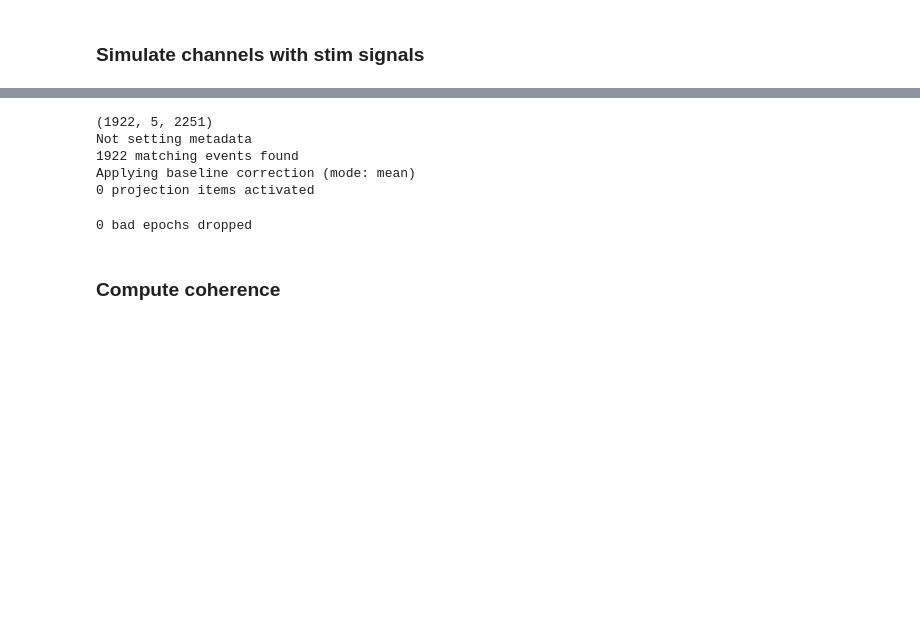
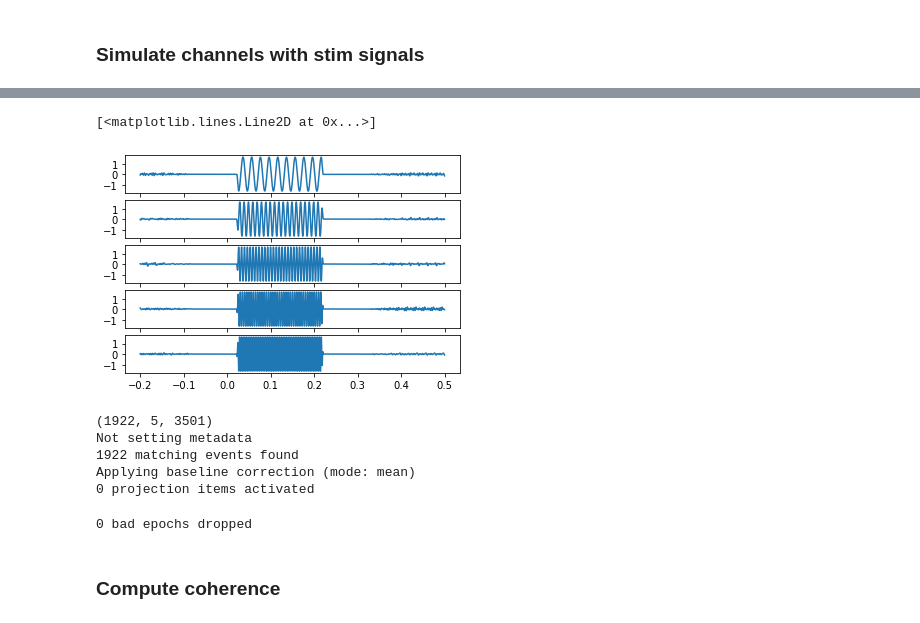
Before and after one commit to letitiayhho/tone-target-monitoring-2, a Jupyter notebook: scripts/coherence.ipynb, the cells around one changed output, grey strips where cells are left out. Drawn from its saved outputs; the diff is of its cells as text; code cells hidden in the pictures; blank space fills up the shorter version.

Commit message:
Compute stim signal by averaging over recording from actual stim channel

```diff
--- a/scripts/coherence.ipynb
+++ b/scripts/coherence.ipynb
@@ -18,6 +19,10 @@ BIDS_ROOT = '../data/bids'
 FIGS_ROOT = '../figs'
 DERIV_ROOT = '../data/bids/derivatives'
 FS = 5000
+RAW_TMIN = -0.2
+RAW_TMAX = 0.5
+TMIN = 0
+TMAX = 0.25
 FREQS = [50, 100, 150, 200, 250]
 # %%
 layout = BIDSLayout(BIDS_ROOT, derivatives = True)
@@ -27,8 +32,8 @@ fpaths = layout.get(scope = 'preprocessing',
                     extension = 'fif.gz',
                     return_type = 'filename')
 # %%
-epochs = mne.read_epochs(fpaths[10])
-events = mne.read_events(fpaths[10])
+epochs = mne.read_epochs(fpaths[10], preload = True)
+events = epochs.events
 n_epochs = len(events)
 # %% [output]
 Reading /project2/hcn1/pitch_tracking/scripts/../data/bids/derivatives/preprocessing/sub-9/sub-9_task-pitch_run-1_res-hi_desc-clean_epo.fif.gz ...
@@ -42,3 +47,16 @@ No baseline correction applied
 0 projection items activated
 # %% [markdown]
 ### Simulate channels with stim signals
+# %%
+# Load EEG data and events
+bids_path = BIDSPath(root = BIDS_ROOT,
+                     subject = '9',
+                     task = 'pitch',
+                     run = '1',
+                     datatype = 'eeg')
+raw = read_raw_bids(bids_path, verbose = False)
+raw_events, raw_event_id = mne.events_from_annotations(raw)
+raw_epochs = mne.Epochs(raw,
+                    events,
+                    baseline = None,
+                    event_id = raw_event_id)
@@ -44,0 +72,12 @@ No baseline correction applied
+# %%
+# Create stim epochs by averaging over trials
+stim_50 = raw_epochs['50'].get_data(['stim'])
+stim_50 = stim_50.mean(0).flatten()
+stim_100 = raw_epochs['100'].get_data(['stim'])
+stim_100 = stim_100.mean(0).flatten()
+stim_150 = raw_epochs['150'].get_data(['stim'])
+stim_150 = stim_150.mean(0).flatten()
+stim_200 = raw_epochs['200'].get_data(['stim'])
+stim_200 = stim_200.mean(0).flatten()
+stim_250 = raw_epochs['250'].get_data(['stim'])
+stim_250 = stim_250.mean(0).flatten()
@@ -45,23 +95,26 @@ No baseline correction applied
+# %%
+# Plot the stim signals
+n_samples = len(stim_50)
+t = np.linspace(RAW_TMIN, RAW_TMAX, n_samples, endpoint = False)
+
+fig, axs = plt.subplots(5)
+axs[0].plot(t, stim_50)
+axs[1].plot(t, stim_100)
+axs[2].plot(t, stim_150)
+axs[3].plot(t, stim_200)
+axs[4].plot(t, stim_250)
+# %% [output]
+[<matplotlib.lines.Line2D at 0x...>]
+[figure, added]
 # %%
-# Create 200 msec sine waves at condition frequencies
-tmin = -0.2
-tmax = 0.25
-samples_in_epoch = int(FS*(abs(tmin) + tmax))+1
-times = np.linspace(-0.2, 0.25, samples_in_epoch, endpoint = False) # times for a 200 msec epoch
-sine_50 = np.sin(50 * 2 * np.pi * times)
-sine_100 = np.sin(100 * 2 * np.pi * times)
-sine_150 = np.sin(150 * 2 * np.pi * times)
-sine_200 = np.sin(200 * 2 * np.pi * times)
-sine_250 = np.sin(250 * 2 * np.pi * times)
+# Broadcast sine waves by number of epochs
+sine_50_epochs = [stim_50]*n_epochs
+sine_100_epochs = [stim_100]*n_epochs
+sine_150_epochs = [stim_150]*n_epochs
+sine_200_epochs = [stim_200]*n_epochs
+sine_250_epochs = [stim_250]*n_epochs
 
-# Broadcast sine waves by number of epochs
-sine_50_epochs = [sine_50]*n_epochs
-sine_100_epochs = [sine_100]*n_epochs
-sine_150_epochs = [sine_150]*n_epochs
-sine_200_epochs = [sine_200]*n_epochs
-sine_250_epochs = [sine_250]*n_epochs
-
-# Combine sine waves into array
+# Combine sine waves into a data array
 data = np.stack((sine_50_epochs,
                  sine_100_epochs,
                  sine_150_epochs,
@@ -89,19 +142,17 @@ info['lowpass'] = 270.0
 event_id = {'100': 10001, '150': 10002, '200': 10003, '250': 10004, '50': 10005}
 
 # Manually add info that is passed in through mne.EpochsArray instead of in the info dict, also very hacky
-tmin = -0.2
-tmax = 0.25
 baseline = (-0.20000000298023224, 0.0)
 
 # Create Epochs object
 simulated_epochs = mne.EpochsArray(data,
                                    info,
                                    events = events,
-                                   tmin = tmin,
+                                   tmin = RAW_TMIN,
                                    event_id = event_id,
                                    baseline = baseline)
 # %% [output]
-(1922, 5, 2251)
+(1922, 5, 3501)
 Not setting metadata
 1922 matching events found
 Applying baseline correction (mode: mean)
```
Also changed, not shown: parts of 19 cells of this notebook.
